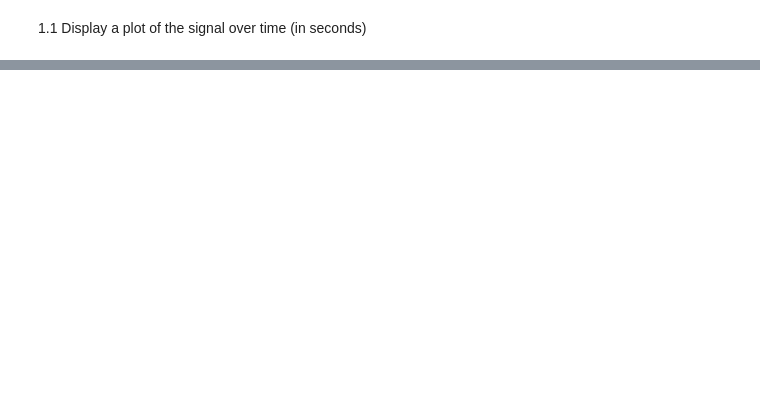
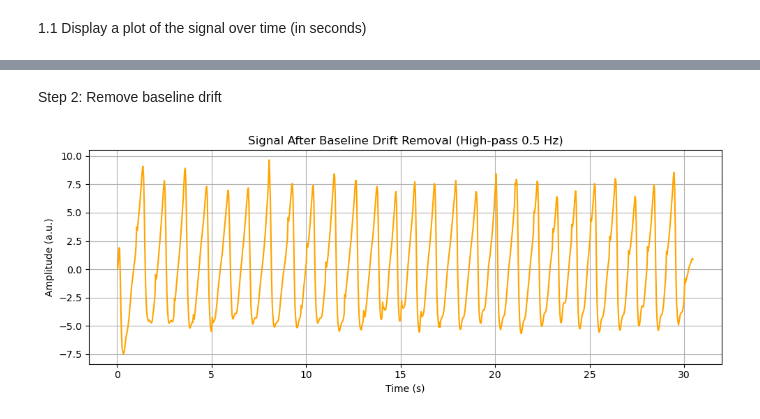
Before and after one commit to darkon-star/Programming, a Jupyter notebook: partA.ipynb, the cells around one changed output, grey strips where cells are left out. Cells and saved outputs as stored; diff of their text form; code cells hidden in the pictures; blank space fills up the shorter version.

```diff
--- a/partA.ipynb
+++ b/partA.ipynb
@@ -60,0 +62,22 @@ Step 2: Apply FFT
+# %% [markdown]
+Step 2: Remove baseline drift
+# %%
+from scipy.signal import butter, filtfilt
+
+# Sampling frequency (Hz)
+fs = 1 / np.mean(np.diff(time))
+
+# High-pass filter at 0.5 Hz to remove slow baseline drift
+b, a = butter(2, 0.5, btype="highpass", fs=fs)
+filtered_signal = filtfilt(b, a, detrended_signal)
+
+plt.figure(figsize=(10, 4))
+plt.plot(time, filtered_signal, color="orange")
+plt.title("Signal After Baseline Drift Removal (High-pass 0.5 Hz)")
+plt.xlabel("Time (s)")
+plt.ylabel("Amplitude (a.u.)")
+plt.grid(True)
+plt.tight_layout()
+plt.show()
+# %% [output]
+[figure, added]
```
Also changed, not shown: parts of 10 cells of this notebook.
